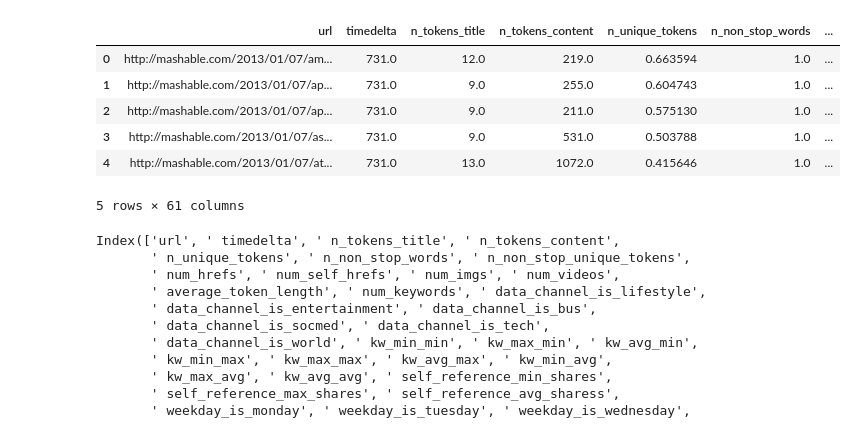
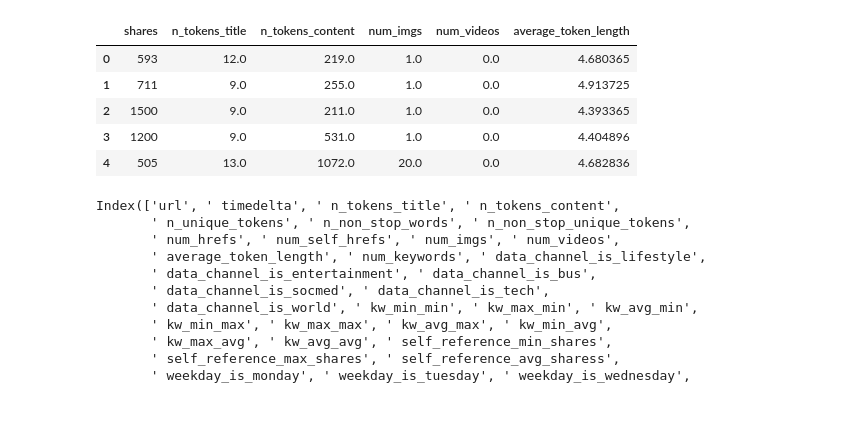
Before and after one commit to SUBHASISHBISWAS/UpGrad, a Jupyter notebook: Code/Courses/C1-SQL and Statistics Essentials/M4-Exploratory Data Analysis/Evaluation/SB-EDA-SOLUTION-Graded-Question/1-EDA- Univariate Analysis - Graded Question_sln.ipynb, the cells around one changed output. Cells and saved outputs as stored; diff of their text form; code cells hidden in the pictures.

```diff
--- a/Code/Courses/C1-SQL and Statistics Essentials/M4-Exploratory Data Analysis/Evaluation/SB-EDA-SOLUTION-Graded-Question/1-EDA- Univariate Analysis - Graded Question_sln.ipynb
+++ b/Code/Courses/C1-SQL and Statistics Essentials/M4-Exploratory Data Analysis/Evaluation/SB-EDA-SOLUTION-Graded-Question/1-EDA- Univariate Analysis - Graded Question_sln.ipynb
@@ -10,15 +10,14 @@ from SUBHASISH import *
 file_path = "Data/popularity.csv"
 df = pd.read_csv(file_path)
 # %%
-df.head(5)
+df.head(5)[['shares', 'n_tokens_title', 'n_tokens_content', 'num_imgs', 'num_videos', 'average_token_length']]
 # %% [output]
-|  | url | timedelta | n_tokens_title | n_tokens_content | n_unique_tokens | n_non_stop_words | ... |
-| 0 | http://mashable.com/2013/01/07/am... | 731.0 | 12.0 | 219.0 | 0.663594 | 1.0 | ... |
-| 1 | http://mashable.com/2013/01/07/ap... | 731.0 | 9.0 | 255.0 | 0.604743 | 1.0 | ... |
-| 2 | http://mashable.com/2013/01/07/ap... | 731.0 | 9.0 | 211.0 | 0.575130 | 1.0 | ... |
-| 3 | http://mashable.com/2013/01/07/as... | 731.0 | 9.0 | 531.0 | 0.503788 | 1.0 | ... |
-| 4 | http://mashable.com/2013/01/07/at... | 731.0 | 13.0 | 1072.0 | 0.415646 | 1.0 | ... |
+|  | shares | n_tokens_title | n_tokens_content | num_imgs | num_videos | average_token_length |
+| 0 | 593 | 12.0 | 219.0 | 1.0 | 0.0 | 4.680365 |
+| 1 | 711 | 9.0 | 255.0 | 1.0 | 0.0 | 4.913725 |
+| 2 | 1500 | 9.0 | 211.0 | 1.0 | 0.0 | 4.393365 |
+| 3 | 1200 | 9.0 | 531.0 | 1.0 | 0.0 | 4.404896 |
+| 4 | 505 | 13.0 | 1072.0 | 20.0 | 0.0 | 4.682836 |
-5 rows × 61 columns
 # %%
 df.columns
 # %% [output]
```
Also changed, not shown: parts of 12 cells of this notebook, 4 other files.
